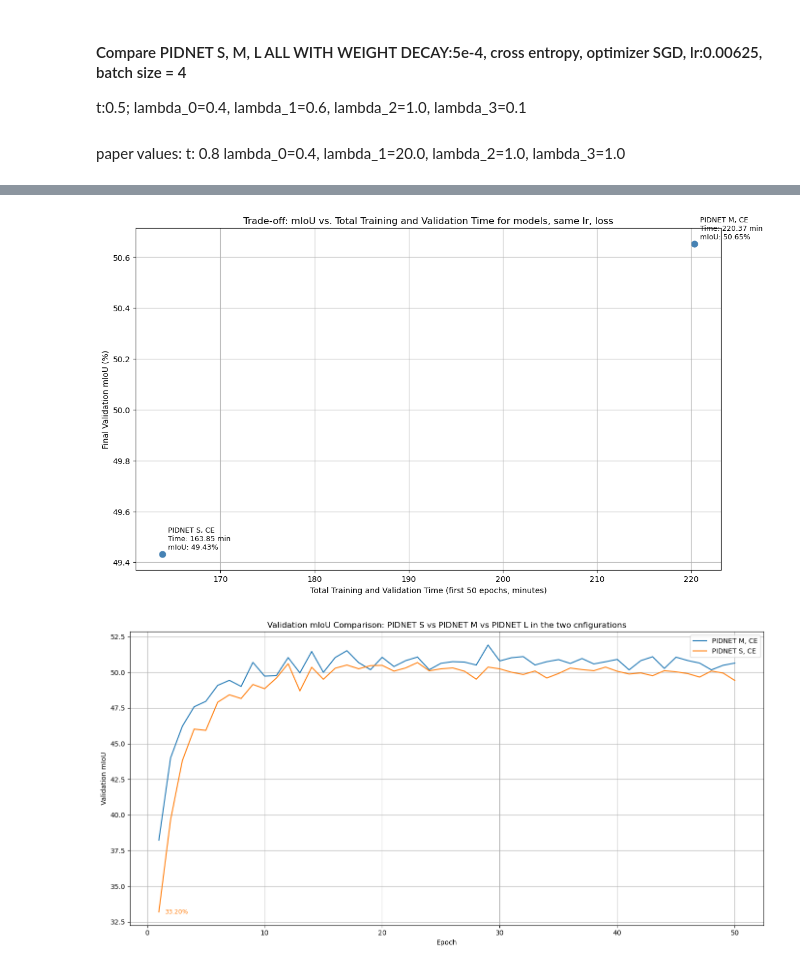
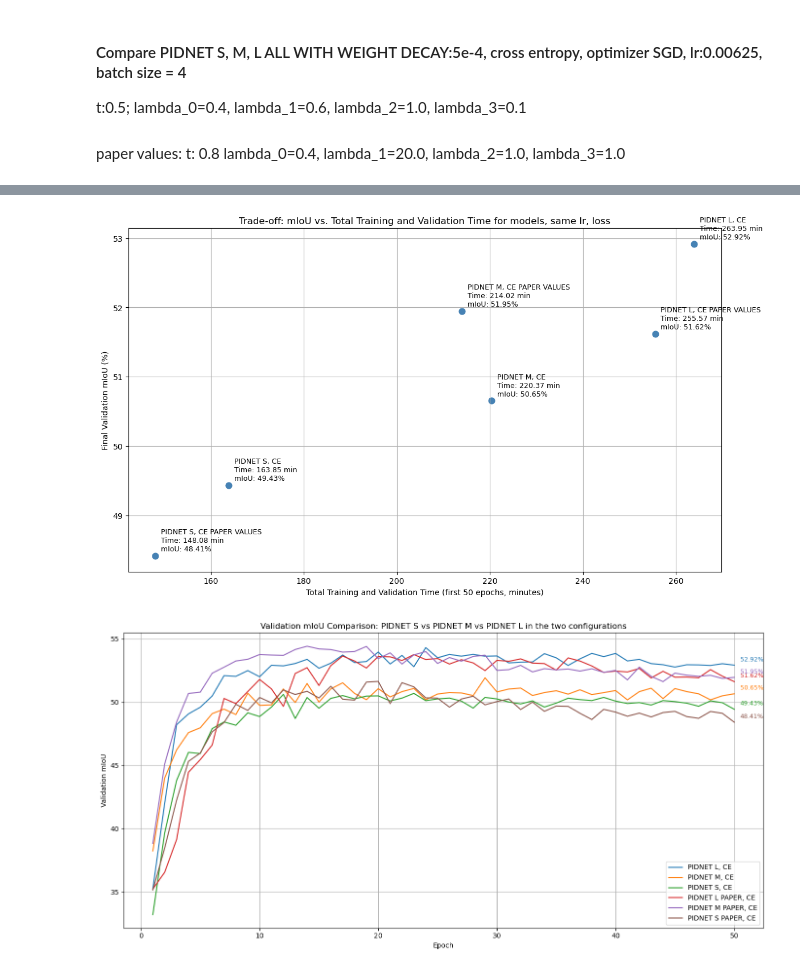
Before and after one commit to elisabettaroviera/MLDL-Project, a Jupyter notebook: comparison_PIDNETS.ipynb, the cells around one changed output, grey strips where cells are left out. Drawn from its saved outputs; the diff is of its cells as text; code cells hidden in the pictures.

```diff
--- a/comparison_PIDNETS.ipynb
+++ b/comparison_PIDNETS.ipynb
@@ -53,10 +51,10 @@ def process_df(df, label):
 # Process datasets
 process_df(df_pidnet_s, 'PIDNET S, CE')
 process_df(df_pidnet_m, 'PIDNET M, CE')
-#process_df(df_pidnet_l, 'PIDNET L, CE')
-#process_df(df_pidnet_s_paper, 'PIDNET S, CE PAPER VALUES')
-#process_df(df_pidnet_m_paper, 'PIDNET M, CE PAPER VALUES')
-#process_df(df_pidnet_l_paper, 'PIDNET L, CE PAPER VALUES')
+process_df(df_pidnet_l, 'PIDNET L, CE')
+process_df(df_pidnet_s_paper, 'PIDNET S, CE PAPER VALUES')
+process_df(df_pidnet_m_paper, 'PIDNET M, CE PAPER VALUES')
+process_df(df_pidnet_l_paper, 'PIDNET L, CE PAPER VALUES')
 
 # Extract data for plotting
 runtimes = [r['runtime'] for r in results]
@@ -82,45 +80,60 @@ plt.grid(True)
 plt.tight_layout()
 plt.show()
 # %% [output]
-[figure, old version]
+[figure, new version]
 # %%
-import pandas as pd
-import matplotlib.pyplot as plt
 
-# --- Get last epoch values for text annotation ---
-#last_l = df_pidnet_l.iloc[-1]
-#last_m = df_pidnet_m.iloc[-1]
-last_s = df_pidnet_s.iloc[-1]
+
+# --- Get last epoch values for text annotation (based on max epoch) ---
+last_l = df_pidnet_l.loc[df_pidnet_l['epoch'].idxmax()]
+last_m = df_pidnet_m.loc[df_pidnet_m['epoch'].idxmax()]
+last_s = df_pidnet_s.loc[df_pidnet_s['epoch'].idxmax()]
+
+last_l_paper = df_pidnet_l_paper.loc[df_pidnet_l_paper['epoch'].idxmax()]
+last_s_paper = df_pidnet_s_paper.loc[df_pidnet_s_paper['epoch'].idxmax()]
+last_m_paper = df_pidnet_m_paper.loc[df_pidnet_m_paper['epoch'].idxmax()]
 
 # --- Plot ---
 plt.figure(figsize=(14, 7))
 
 # Plot the mIoU curves
-#line_l, = plt.plot(df_pidnet_l['epoch'], df_pidnet_l['val_mIoU'], label='PIDNET L, CE')
+line_l, = plt.plot(df_pidnet_l['epoch'], df_pidnet_l['val_mIoU'], label='PIDNET L, CE')
 line_m, = plt.plot(df_pidnet_m['epoch'], df_pidnet_m['val_mIoU'], label='PIDNET M, CE')
 line_s, = plt.plot(df_pidnet_s['epoch'], df_pidnet_s['val_mIoU'], label='PIDNET S, CE')
 
-#line_l_paper, = plt.plot(df_pidnet_l_paper['epoch'], df_pidnet_l_paper['val_mIoU'], label='PIDNET L, CE')
-#line_m_paper, = plt.plot(df_pidnet_m_paper['epoch'], df_pidnet_m_paper['val_mIoU'], label='PIDNET M, CE')
-#line_s_paper, = plt.plot(df_pidnet_s_paper['epoch'], df_pidnet_s_paper['val_mIoU'], label='PIDNET S, CE')
+line_l_paper, = plt.plot(df_pidnet_l_paper['epoch'], df_pidnet_l_paper['val_mIoU'], label='PIDNET L PAPER, CE')
+line_m_paper, = plt.plot(df_pidnet_m_paper['epoch'], df_pidnet_m_paper['val_mIoU'], label='PIDNET M PAPER, CE')
+line_s_paper, = plt.plot(df_pidnet_s_paper['epoch'], df_pidnet_s_paper['val_mIoU'], label='PIDNET S PAPER, CE')
 
 # --- Annotate final mIoU values ---
 text_offset_x = 0.5
+text_offset_y = 0.2  # piccolo offset verticale per il testo
 
-#plt.text(last_l['epoch'] + text_offset_x, last_l['val_mIoU'], f"{last_l['val_mIoU']:.2f}%",
-#         color=line_l.get_color(), ha='left', va='center', fontsize=9)
-#plt.text(last_m['epoch'] + text_offset_x, last_m['val_mIoU'], f"{last_m['val_mIoU']:.2f}%",
-#         color=line_m.get_color(), ha='left', va='center', fontsize=9)
-plt.text(last_s['epoch'] + text_offset_x, last_s['val_mIoU'], f"{last_s['val_mIoU']:.2f}%",
-         color=line_s.get_color(), ha='left', va='center', fontsize=9)
+plt.text(last_l['epoch'] + text_offset_x, last_l['val_mIoU'] + text_offset_y, f"{last_l['val_mIoU']:.2f}%",
+         color=line_l.get_color(), ha='left', va='bottom', fontsize=9)
+
+plt.text(last_m['epoch'] + text_offset_x, last_m['val_mIoU'] + text_offset_y, f"{last_m['val_mIoU']:.2f}%",
+         color=line_m.get_color(), ha='left', va='bottom', fontsize=9)
+
+plt.text(last_s['epoch'] + text_offset_x, last_s['val_mIoU'] + text_offset_y, f"{last_s['val_mIoU']:.2f}%",
+         color=line_s.get_color(), ha='left', va='bottom', fontsize=9)
+
+plt.text(last_l_paper['epoch'] + text_offset_x, last_l_paper['val_mIoU'] + text_offset_y, f"{last_l_paper['val_mIoU']:.2f}%",
+         color=line_l_paper.get_color(), ha='left', va='bottom', fontsize=9)
+
+plt.text(last_m_paper['epoch'] + text_offset_x, last_m_paper['val_mIoU'] + text_offset_y, f"{last_m_paper['val_mIoU']:.2f}%",
+         color=line_m_paper.get_color(), ha='left', va='bottom', fontsize=9)
+
+plt.text(last_s_paper['epoch'] + text_offset_x, last_s_paper['val_mIoU'] + text_offset_y, f"{last_s_paper['val_mIoU']:.2f}%",
+         color=line_s_paper.get_color(), ha='left', va='bottom', fontsize=9)
 
 # --- Styling ---
 plt.xlabel('Epoch')
 plt.ylabel('Validation mIoU')
-plt.title('Validation mIoU Comparison: PIDNET S vs PIDNET M vs PIDNET L in the two cnfigurations')
+plt.title('Validation mIoU Comparison: PIDNET S vs PIDNET M vs PIDNET L in the two configurations')
 plt.legend()
 plt.grid(True)
 plt.tight_layout()
 plt.show()
 # %% [output]
-[figure, old version]
+[figure, new version]
```
Also changed, not shown: parts of 1 cell of this notebook, 4 other files.
